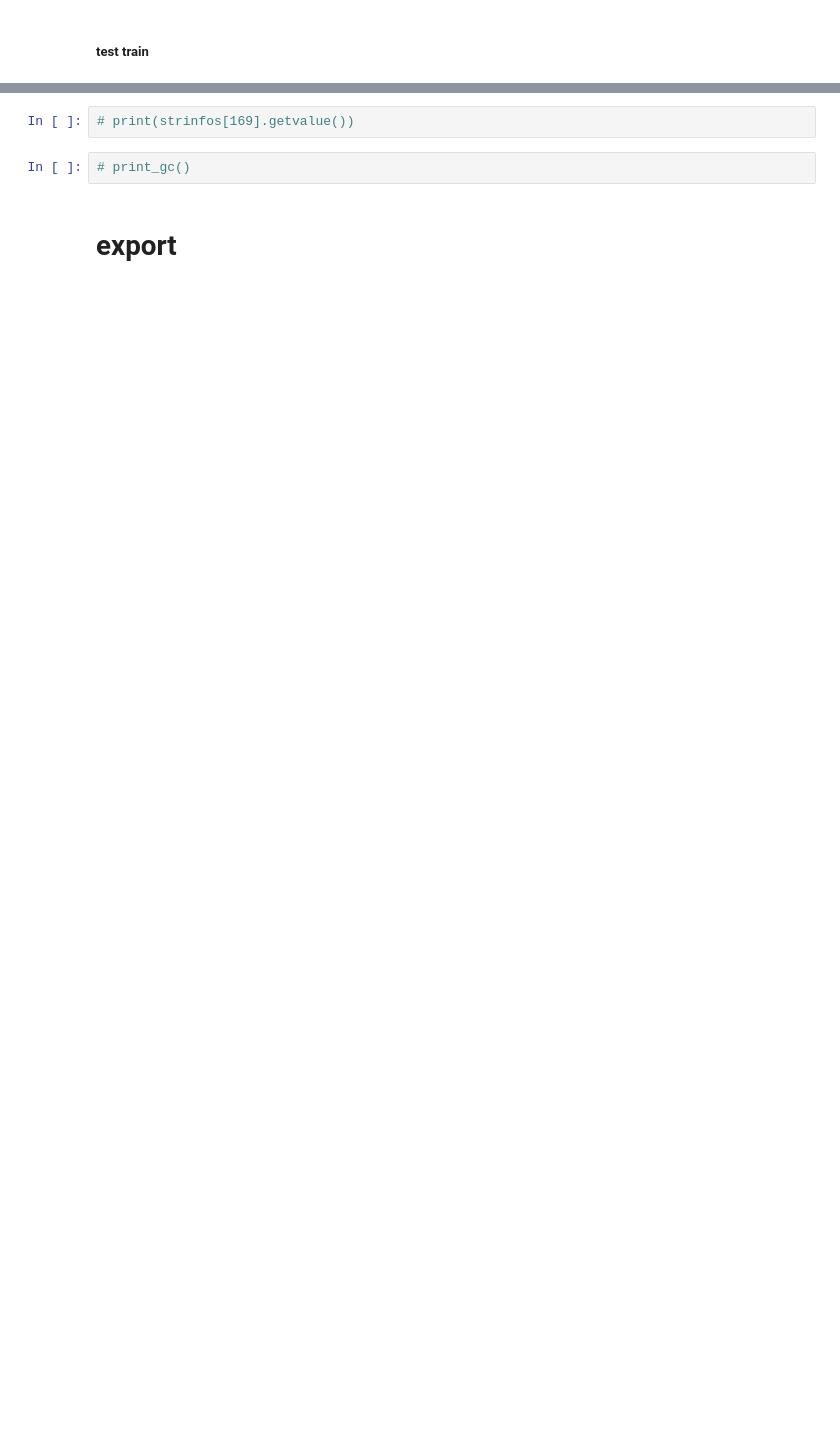
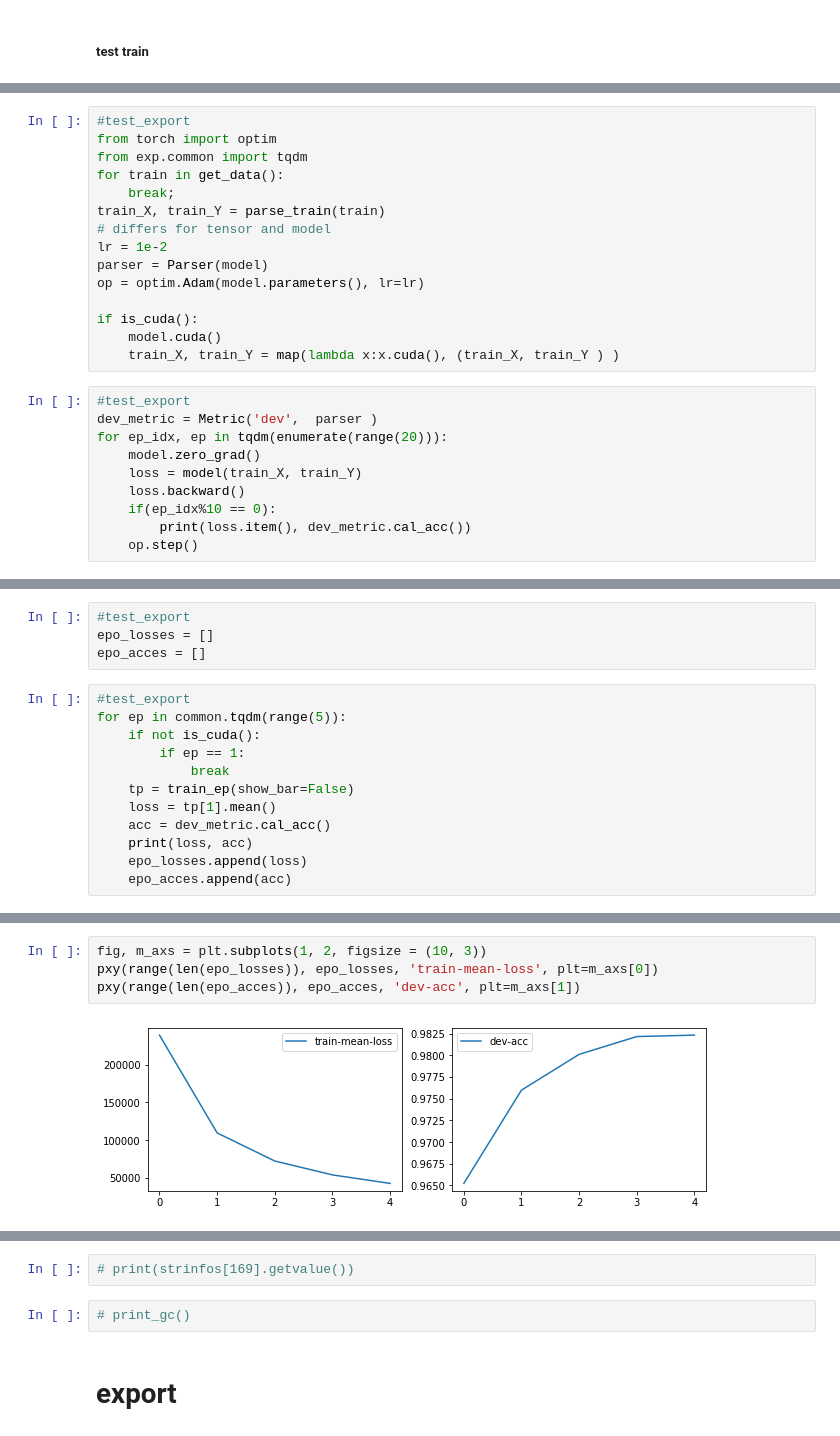
Before and after one commit to xsthunder/HMM_CRF_torch, a Jupyter notebook: nb/CRF.ipynb, the cells around one changed output, grey strips where cells are left out. Saved outputs shown, nothing was run; the diff lists cells and outputs as text; blank space fills up the shorter version.

```diff
--- a/nb/CRF.ipynb
+++ b/nb/CRF.ipynb
@@ -710 +849,26 @@ if is_cuda():
 op = optim.Adam(model.parameters(), lr=lr)
+# %%
+#test_export
+from torch import optim
+from exp.common import tqdm
+for train in get_data():
+    break;
+train_X, train_Y = parse_train(train)
+# differs for tensor and model
+lr = 1e-2
+parser = Parser(model)
+op = optim.Adam(model.parameters(), lr=lr)
+
+if is_cuda():
+    model.cuda()
+    train_X, train_Y = map(lambda x:x.cuda(), (train_X, train_Y ) )
+# %%
+#test_export
+dev_metric = Metric('dev',  parser )
+for ep_idx, ep in tqdm(enumerate(range(20))):
+    model.zero_grad()
+    loss = model(train_X, train_Y)
+    loss.backward()
+    if(ep_idx%10 == 0):
+        print(loss.item(), dev_metric.cal_acc())
+    op.step()
@@ -751,0 +922,16 @@ tensor(22316.9336, grad_fn=<SumBackward0>)
+# %%
+#test_export
+epo_losses = []
+epo_acces = []
+# %%
+#test_export
+for ep in common.tqdm(range(5)):
+    if not is_cuda():
+        if ep == 1:
+            break
+    tp = train_ep(show_bar=False)
+    loss = tp[1].mean()
+    acc = dev_metric.cal_acc()
+    print(loss, acc)
+    epo_losses.append(loss)
+    epo_acces.append(acc)
@@ -751,0 +945,6 @@ tensor(22316.9336, grad_fn=<SumBackward0>)
+# %%
+fig, m_axs = plt.subplots(1, 2, figsize = (10, 3))
+pxy(range(len(epo_losses)), epo_losses, 'train-mean-loss', plt=m_axs[0])
+pxy(range(len(epo_acces)), epo_acces, 'dev-acc', plt=m_axs[1])
+# %% [output]
+[figure, added]
```
Also changed, not shown: parts of 32 cells of this notebook.
